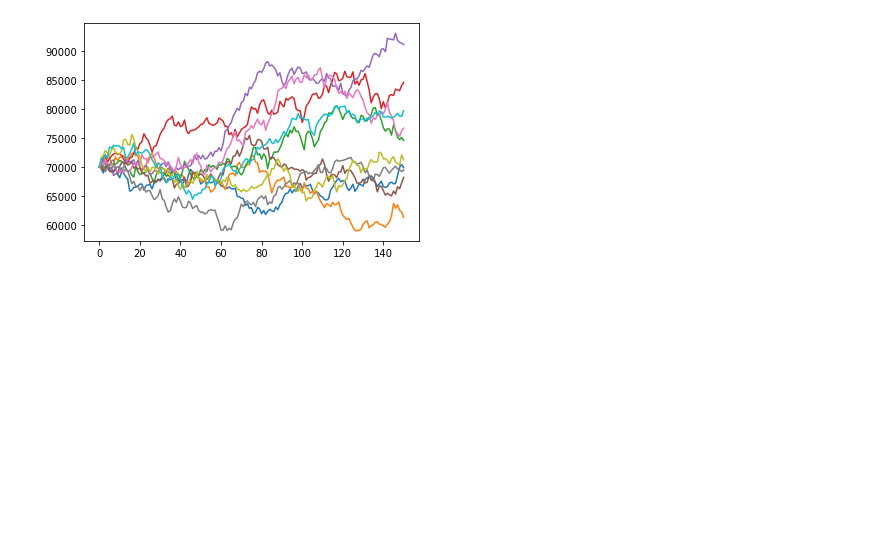
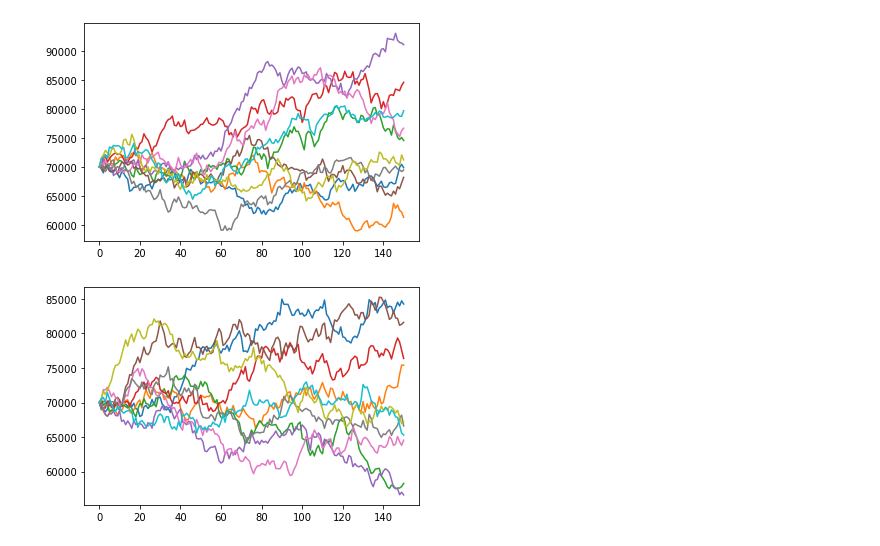
Before and after one commit to Jbiscode/Uni.Class, a Jupyter notebook: 2022.1학기/파이썬을이용한데이터분석/1번문제(1).ipynb, the cells around one changed output. Saved outputs shown, nothing was run; the diff lists cells and outputs as text; code cells hidden in the pictures; blank space fills up the shorter version.

```diff
--- a/2022.1학기/파이썬을이용한데이터분석/1번문제(1).ipynb
+++ b/2022.1학기/파이썬을이용한데이터분석/1번문제(1).ipynb
@@ -261,3 +261,53 @@ for i in range(M):
 # %% [output]
 [figure]
 [figure]
+# %%
+import numpy as np
+import pandas as pd
+import seaborn as sns
+import matplotlib.pyplot as plt
+
+M = 10            #전체 시뮬레이션 횟수
+for i in range(M):
+    globals()['sT_list{}'.format(i)] =[70000]
+
+day_list = []                   #0일~ 150일 카운트생성
+for i in range(0,151):
+    day_list.append(i)
+
+# 예측주가 담는 리스트생성
+# ex) list_name = [sT_list0,sT_list1,sT_list2,...]
+list_name = []
+for i in range(M):
+    list_name.append(eval(f'sT_list{i}'))
+
+for sT_list in (list_name): # (2)밑에 150일 반복 한것을  list_name 안에있는 ST_list에 쌓기
+    s0 = 70000
+    for i in range(1,151):  #  (1) 1~150일후 주가예측
+        mu = 0.15
+        sigma = 0.2
+        T = 1/365
+        epsilon = np.random.randn()
+        sT = s0 * np.exp((mu-0.5*sigma**2)*T + sigma*epsilon*np.sqrt(T))
+        sT_list.append(sT)
+
+        s0 = sT
+
+# df0부터 시뮬레이션 갯수까지 DataFrame 자동생성
+# 리스트들 Day,StockPrice 데이터프레임생성후 인덱스를 Day로 설정
+#  ex) df0 = pd.DataFrame({'Day':day_list,'StockPrice':sT_list0})
+#      df0.set_index('Day', inplace = True)
+for i in range(M):
+    globals()['df{}'.format(i)] = pd.DataFrame({'Day':day_list,'StockPrice':eval(f'sT_list{i}')})
+    eval(f'df{i}').set_index('Day',inplace=True)
+
+# 다중 그래프 설정
+fig = plt.figure()
+ax = fig.add_subplot(1,1,1)
+
+# ax.plot(df갯수)['StockPrice']   그래프 갯수만큼 생성
+# ex) ax.plot(df0['StockPrice'])
+for i in range(M):
+    ax.plot(eval(f'df{i}')['StockPrice'])
+# %% [output]
+[figure, added]
```
Also changed, not shown: parts of 1 cell of this notebook.
